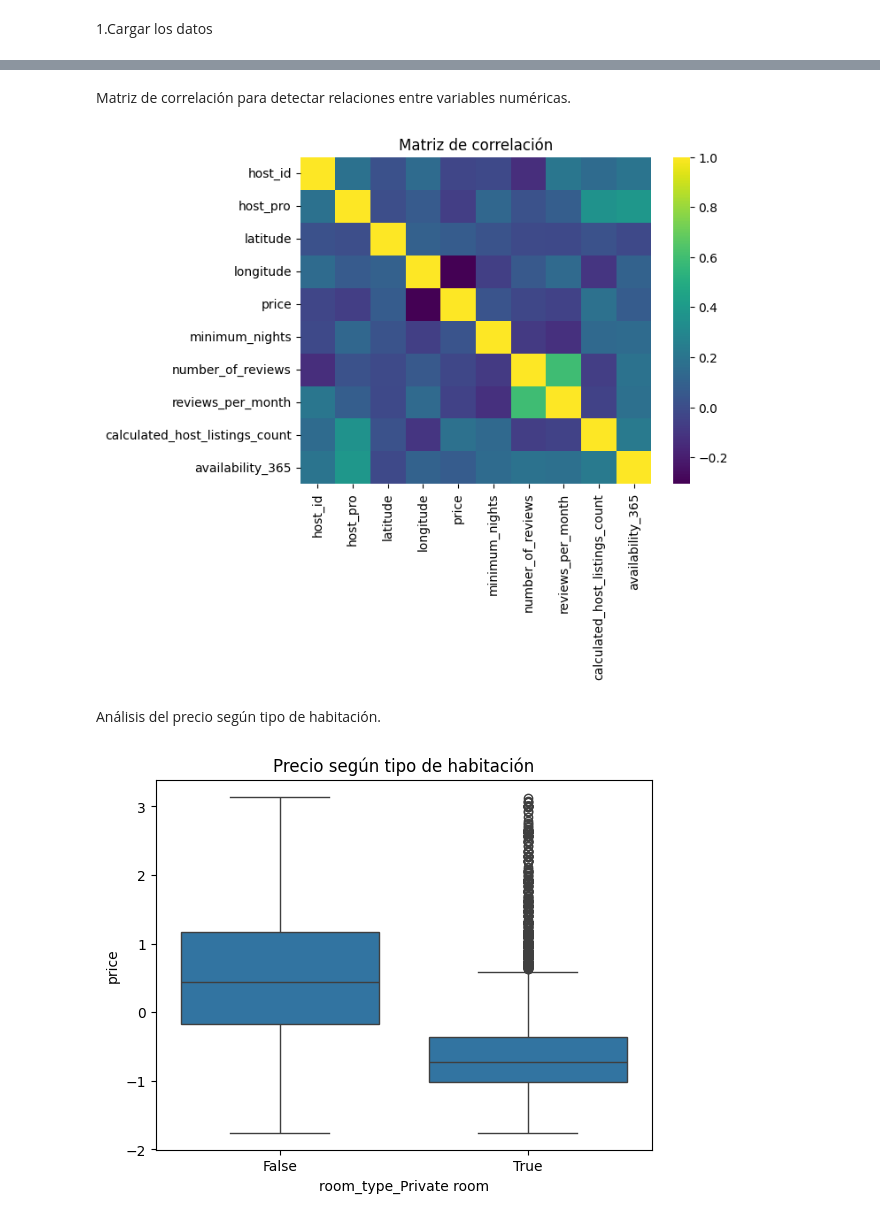
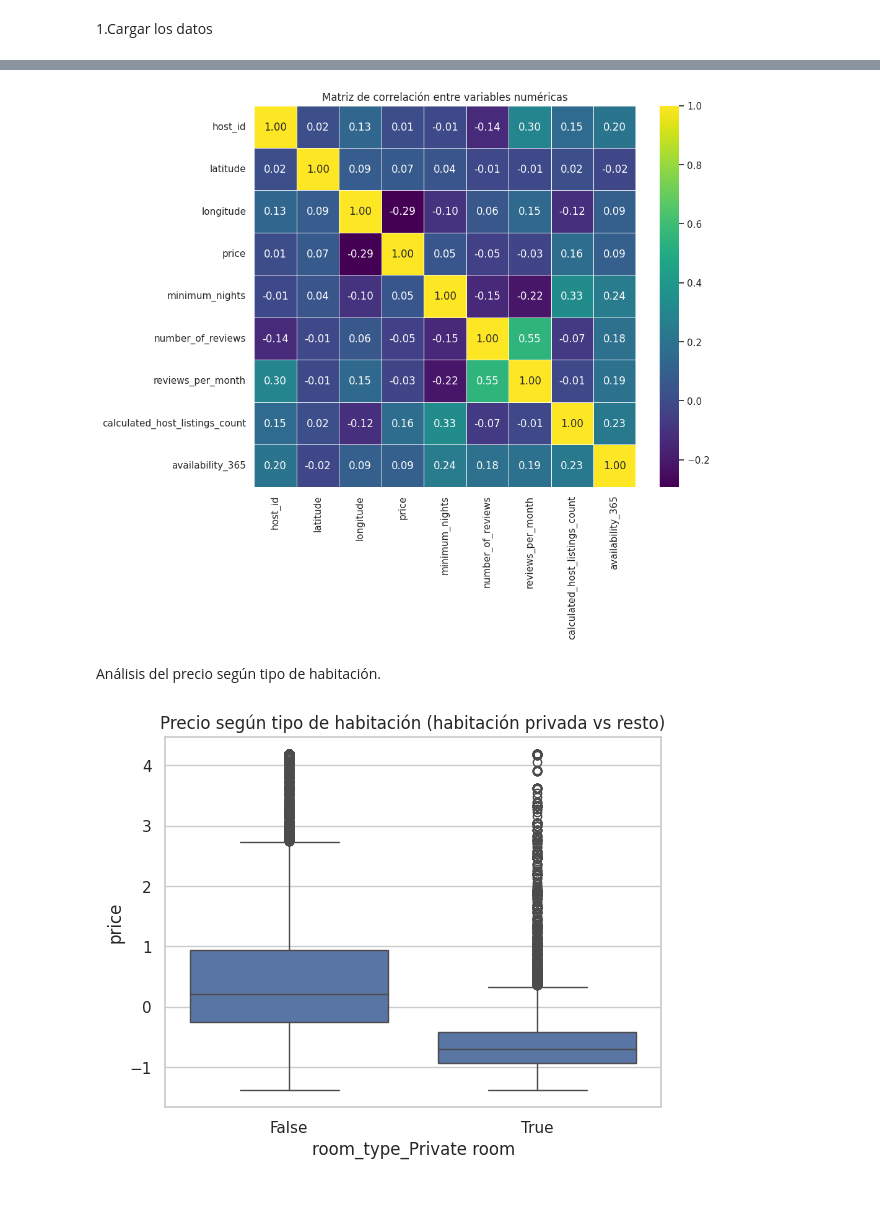
Before and after one commit to 4GeeksAcademy/dori1888-intro-ml, a Jupyter notebook: src/00-eda.ipynb, the cells around one changed output, grey strips where cells are left out. Saved outputs shown, nothing was run; the diff lists cells and outputs as text; code cells hidden in the pictures.

```diff
--- a/src/00-eda.ipynb
+++ b/src/00-eda.ipynb
@@ -212,3 +455,0 @@ Por ejemplo, room_type_Private room vale 1 si la habitación es privada y 0 en c
-# %%
-
-df['reviews_per_month'].fillna(0, inplace=True)
@@ -244,9 +455,0 @@ Creamos una columna que indique si un host administra tres o más propiedades.
-# %%
-pisos = df['host_id'].value_counts()
-indicator1 = df['host_id'].map(pisos >= 3).astype(int)
-
-posicion = df.columns.get_loc('host_id')
-df.insert(posicion + 1, 'host_pro', indicator1)
-
-### host_pro es una variable nueva que he creado para identificar si un anfitrión es profesional…”
-# Vale 1 si tiene 3 o más propiedades, 0 si tiene menos.
@@ -283,7 +455,0 @@ El escalado permite que todas las variables tengan una magnitud similar, algo ú
-# %%
-from sklearn.preprocessing import StandardScaler
-
-scaler = StandardScaler()
-df[['price', 'minimum_nights', 'number_of_reviews']] = scaler.fit_transform(
-    df[['price', 'minimum_nights', 'number_of_reviews']]
-)
@@ -303,21 +456,36 @@ plt.show()
-# %% [markdown]
-Matriz de correlación para detectar relaciones entre variables numéricas.
 # %%
-# Seleccionamos únicamente las columnas numéricas
-df_num = df.select_dtypes(include=['int64', 'float64'])
 
-# Matriz de correlación
-sns.heatmap(df_num.corr(), cmap='viridis')
-plt.title("Matriz de correlación")
+# Seleccionar solo columnas numéricas
+df_num = df.select_dtypes(include=["int64", "float64", "float32"])
+
+# Calcular la matriz de correlación
+corr = df_num.corr()
+
+plt.figure(figsize=(10,8))
+sns.heatmap(
+    corr,
+    annot=True,      # Mostrar números
+    fmt=".2f",       # Dos decimales
+    cmap="viridis",  # Mapa de colores
+    linewidths=0.5,  # Líneas entre celdas (visible)
+    linecolor="white",
+    square=True,     # Cuadraditos simétricos
+    cbar=True        # Barra lateral
+)
+plt.title("Matriz de correlación entre variables numéricas")
 plt.show()
 # %% [output]
-[figure, old version]
+[figure, new version]
 # %% [markdown]
 Análisis del precio según tipo de habitación.
 # %%
+# Como he hecho dummies, puedo seguir usando la columna original si la guardé
+# Si no, simplemente ignora esta parte o usa otra relación.
+# Aquí asumo que aún tengo una columna 'room_type_Private room', etc.
+
 sns.boxplot(x='room_type_Private room', y='price', data=df)
-plt.title("Precio según tipo de habitación")
+plt.title("Precio según tipo de habitación (habitación privada vs resto)")
 plt.show()
 # %% [output]
-[figure, old version]
+[figure, new version]
 # %% [markdown]
```
Also changed, not shown: parts of 88 cells of this notebook, 1 other file.
